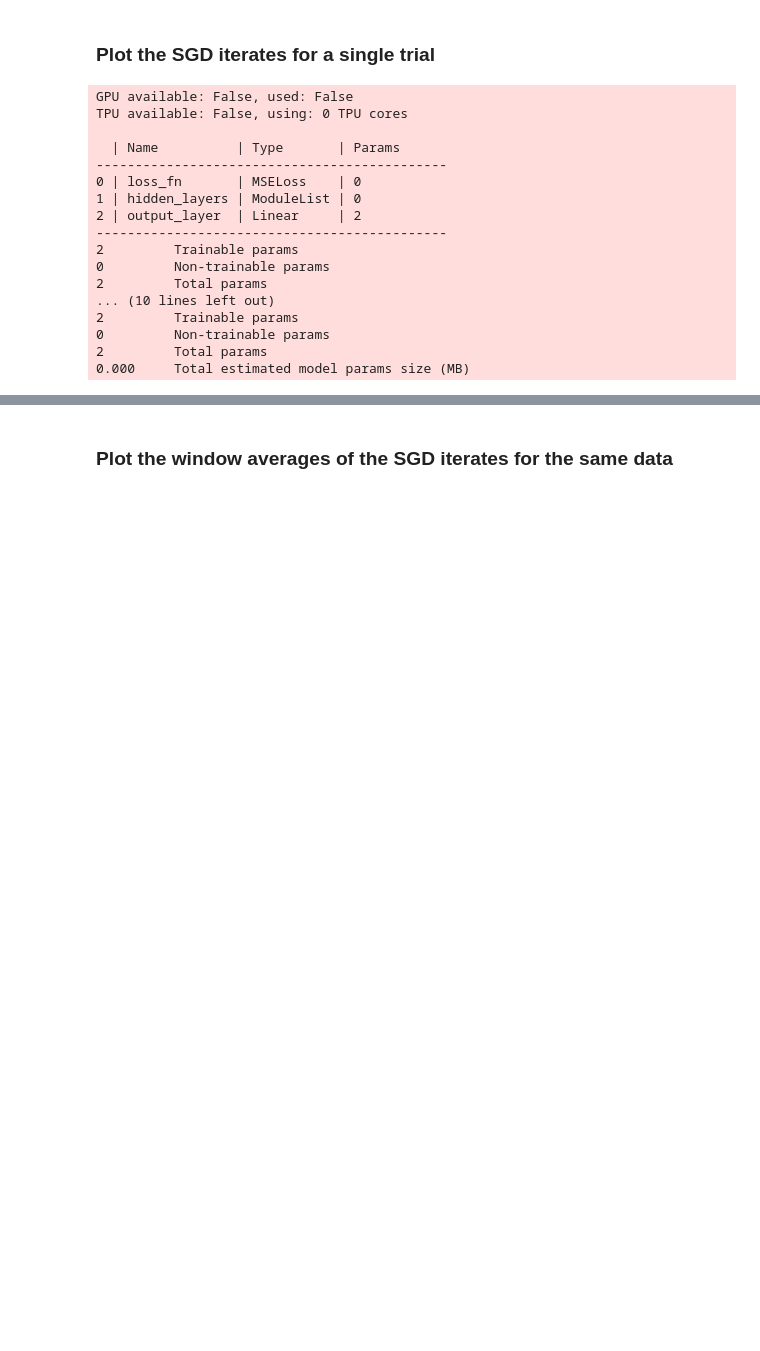
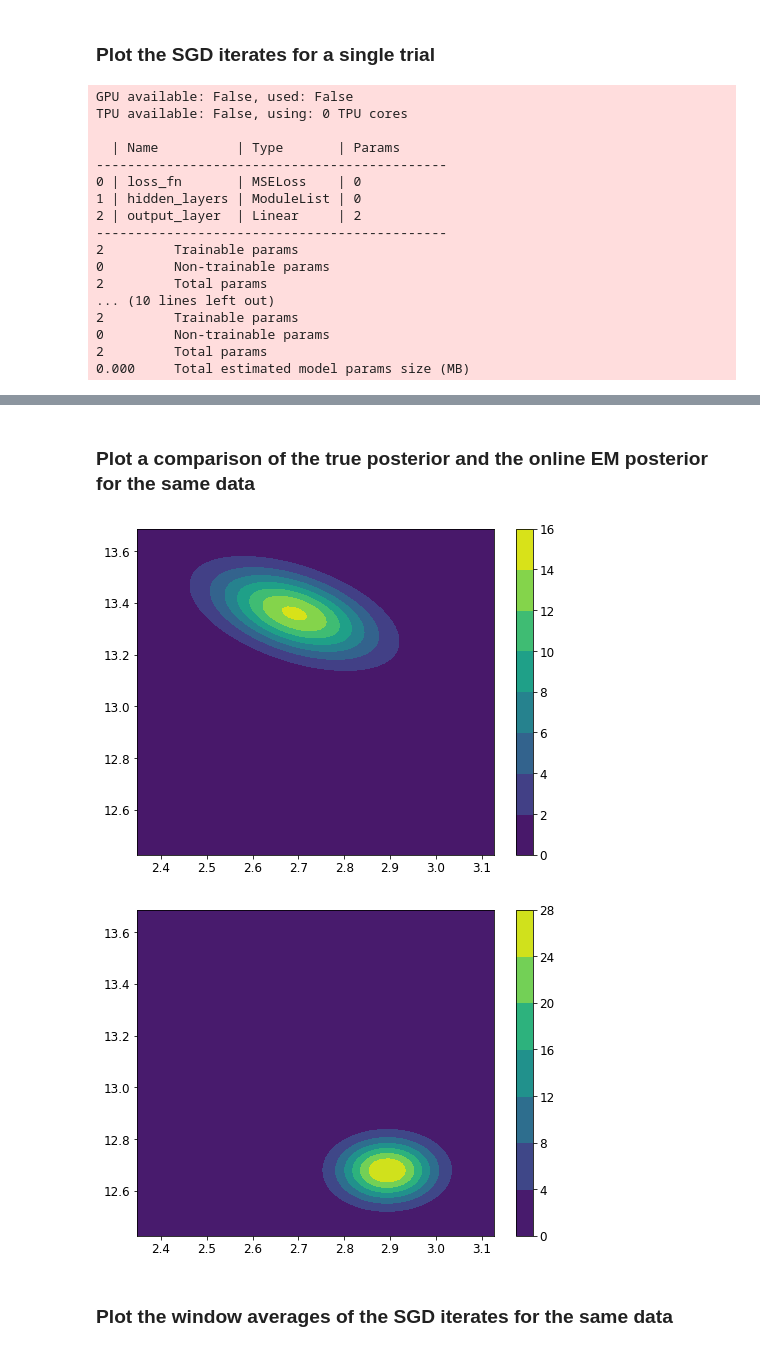
Before and after one commit to ayeright/swafa, a Jupyter notebook: experiments/notebooks/LinearRegressionSGDIterates.ipynb, the cells around one changed output, grey strips where cells are left out. Saved outputs shown, nothing was run; the diff lists cells and outputs as text; code cells hidden in the pictures; blank space fills up the shorter version.

```diff
--- a/experiments/notebooks/LinearRegressionSGDIterates.ipynb
+++ b/experiments/notebooks/LinearRegressionSGDIterates.ipynb
@@ -297,6 +301,8 @@ true_posterior_mean = results['true_posterior_mean'].numpy()
 true_posterior_covar = results['true_posterior_covar'] .numpy()
 empirical_mean = results['empirical_mean'].numpy()
 empirical_covar = results['empirical_covar'].numpy()
+em_mean = results['em_mean'].numpy()
+em_covar = results['em_covar'].numpy()
 # %% [output]
 GPU available: False, used: False
 TPU available: False, using: 0 TPU cores
@@ -355,3 +361,42 @@ plt.show()
+# %% [markdown]
+### Plot a comparison of the true posterior and the online EM posterior for the same data
+# %%
+def plot_posterior(mean: np.ndarray, covar: np.ndarray, ax: Axes, x_grid: np.ndarray = None, y_grid: np.ndarray = None):
+    plt.rcParams.update({'font.size': 12})
+
+    if x_grid is None:
+        x_std3 = np.sqrt(covar[0, 0]) * 3
+        x_min = mean[0] - x_std3
+        x_max = mean[0] + x_std3 + 0.1
+
+        y_std3 = np.sqrt(covar[1, 1]) * 3
+        y_min = mean[1] - y_std3 - 0.6
+        y_max = mean[1] + y_std3
+
+        x_grid, y_grid = np.mgrid[x_min:x_max:.01, y_min:y_max:.01]
+
+    pos = np.dstack((x_grid, y_grid))
+    rv = multivariate_normal(mean, covar)
+    c = ax.contourf(x_grid, y_grid, rv.pdf(pos))
+    plt.colorbar(c, ax=ax)
+
+    return x_grid, y_grid
+
+
+fig, axes = plt.subplots(1, 1, figsize=(8, 6))
+x_grid, y_grid = plot_posterior(true_posterior_mean, true_posterior_covar, axes)
+png_path = f'../../thesis/plots/linear_model_poor_estimation_true_posterior__alpha={alpha}__beta={beta}.png'
+plt.savefig(png_path, format='png')
+plt.show()
+
+fig, axes = plt.subplots(1, 1, figsize=(8, 6))
+plot_posterior(em_mean, em_covar, axes, x_grid, y_grid)
+png_path = f'../../thesis/plots/linear_model_poor_estimation_online_em__alpha={alpha}__beta={beta}__latent_dim={latent_dim}.png'
+plt.savefig(png_path, format='png')
+plt.show()
+# %% [output]
+[figure, added]
+[figure, added]
 # %% [markdown]
 ### Plot the window averages of the SGD iterates for the same data
 # %%
```
Also changed, not shown: parts of 3 cells of this notebook, 4 other files.
